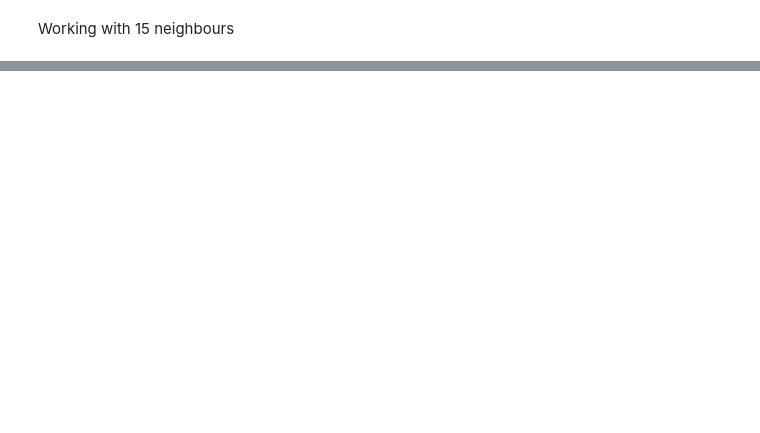
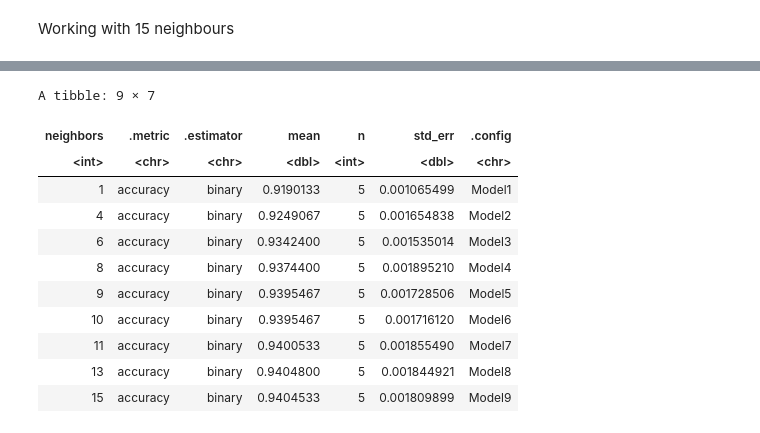
Before and after one commit to niickmerc/DSCI100-Group-Final, a Jupyter notebook: ProjectReport.ipynb, the cells around one changed output, grey strips where cells are left out. Cells and saved outputs as stored; diff of their text form; code cells hidden in the pictures; blank space fills up the shorter version.

```diff
--- a/ProjectReport.ipynb
+++ b/ProjectReport.ipynb
@@ -178,0 +176,15 @@ testing_predicted_15
+# %%
+accuracies
+# %% [output]
+A tibble: 9 × 7
+| neighbors | .metric | .estimator | mean | n | std_err | .config |
+| <int> | <chr> | <chr> | <dbl> | <int> | <dbl> | <chr> |
+| 1 | accuracy | binary | 0.9190133 | 5 | 0.001065499 | Model1 |
+| 4 | accuracy | binary | 0.9249067 | 5 | 0.001654838 | Model2 |
+| 6 | accuracy | binary | 0.9342400 | 5 | 0.001535014 | Model3 |
+| 8 | accuracy | binary | 0.9374400 | 5 | 0.001895210 | Model4 |
+| 9 | accuracy | binary | 0.9395467 | 5 | 0.001728506 | Model5 |
+| 10 | accuracy | binary | 0.9395467 | 5 | 0.001716120 | Model6 |
+| 11 | accuracy | binary | 0.9400533 | 5 | 0.001855490 | Model7 |
+| 13 | accuracy | binary | 0.9404800 | 5 | 0.001844921 | Model8 |
+| 15 | accuracy | binary | 0.9404533 | 5 | 0.001809899 | Model9 |
```
Also changed, not shown: parts of 17 cells of this notebook.
